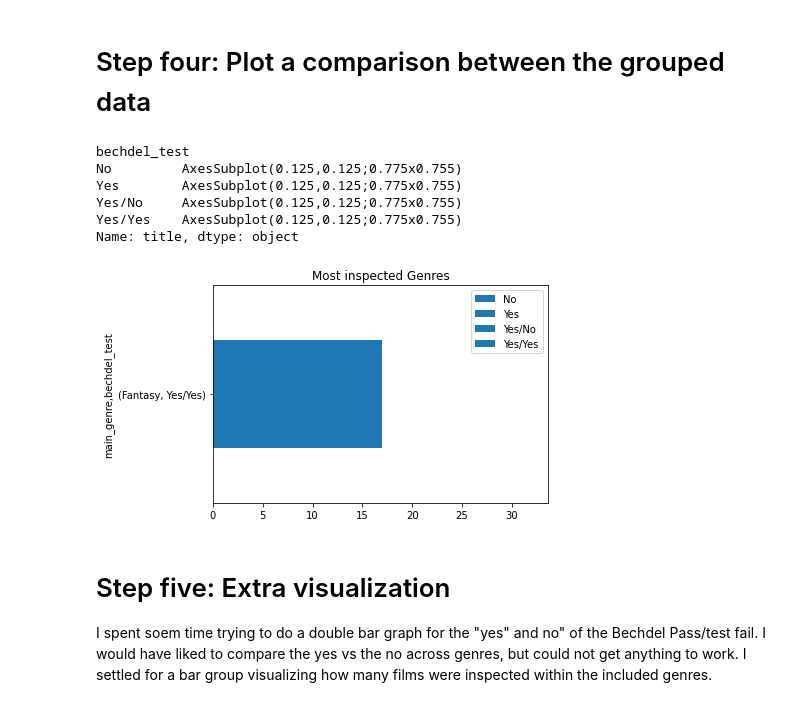
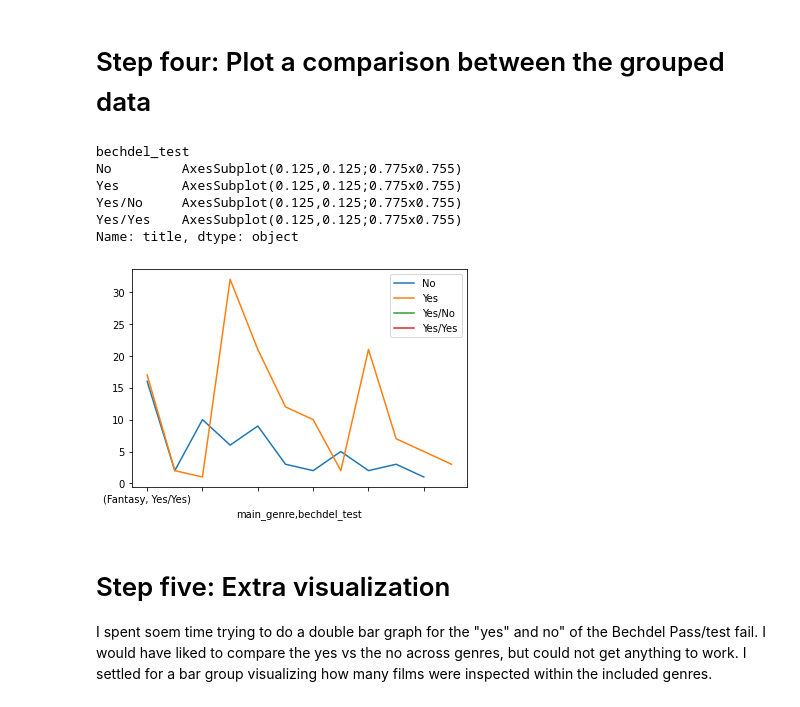
Before and after one commit to smargarink/DesignDev, a Jupyter notebook: exercises/exerciseeight.ipynb, the cells around one changed output. Cells and saved outputs as stored; diff of their text form; code cells hidden in the pictures.

```diff
--- a/exercises/exerciseeight.ipynb
+++ b/exercises/exerciseeight.ipynb
@@ -86,15 +86,15 @@ Name: title, dtype: int64
 # Step four: Plot a comparison between the grouped data
 # %%
 #visual representation of how many passed and how many failed in data set (overall)
-nipple_bechdel_comparison.groupby(['bechdel_test']).plot(kind="barh", title="Most inspected Genres", legend=True)
+nipple_bechdel_comparison.groupby(['bechdel_test']).plot(legend=True)
 # %% [output]
 bechdel_test
 No         AxesSubplot(0.125,0.125;0.775x0.755)
 Yes        AxesSubplot(0.125,0.125;0.775x0.755)
 Yes/No     AxesSubplot(0.125,0.125;0.775x0.755)
 Yes/Yes    AxesSubplot(0.125,0.125;0.775x0.755)
 Name: title, dtype: object
-[figure, old version]
+[figure, new version]
 # %% [markdown]
 # Step five: Extra visualization
 I spent soem time trying to do a double bar graph for the "yes" and no" of the Bechdel Pass/test fail. I would have liked to compare the yes vs the no across genres, but could not get anything to work. I settled for a bar group visualizing how many films were inspected within the included genres.
```
